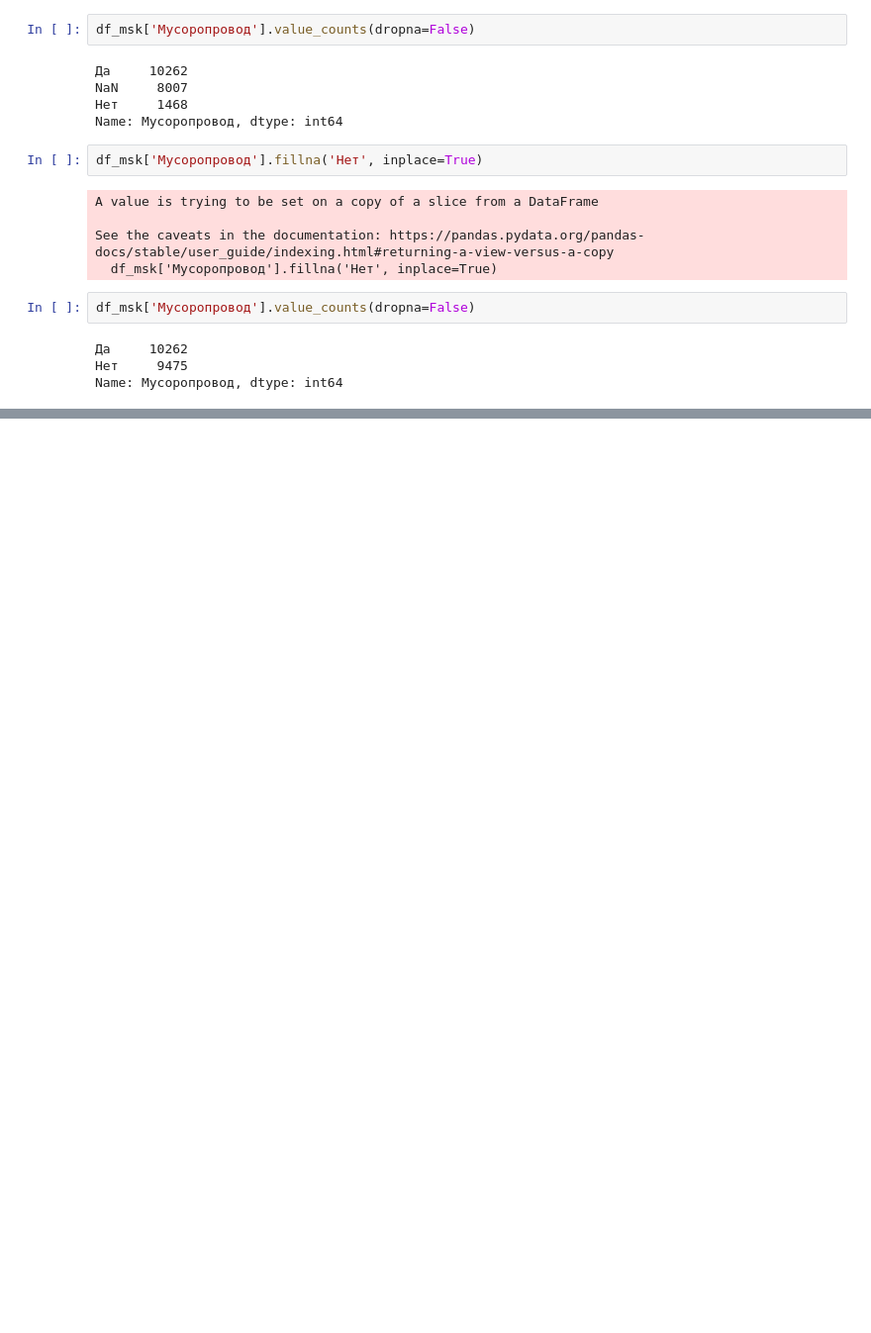
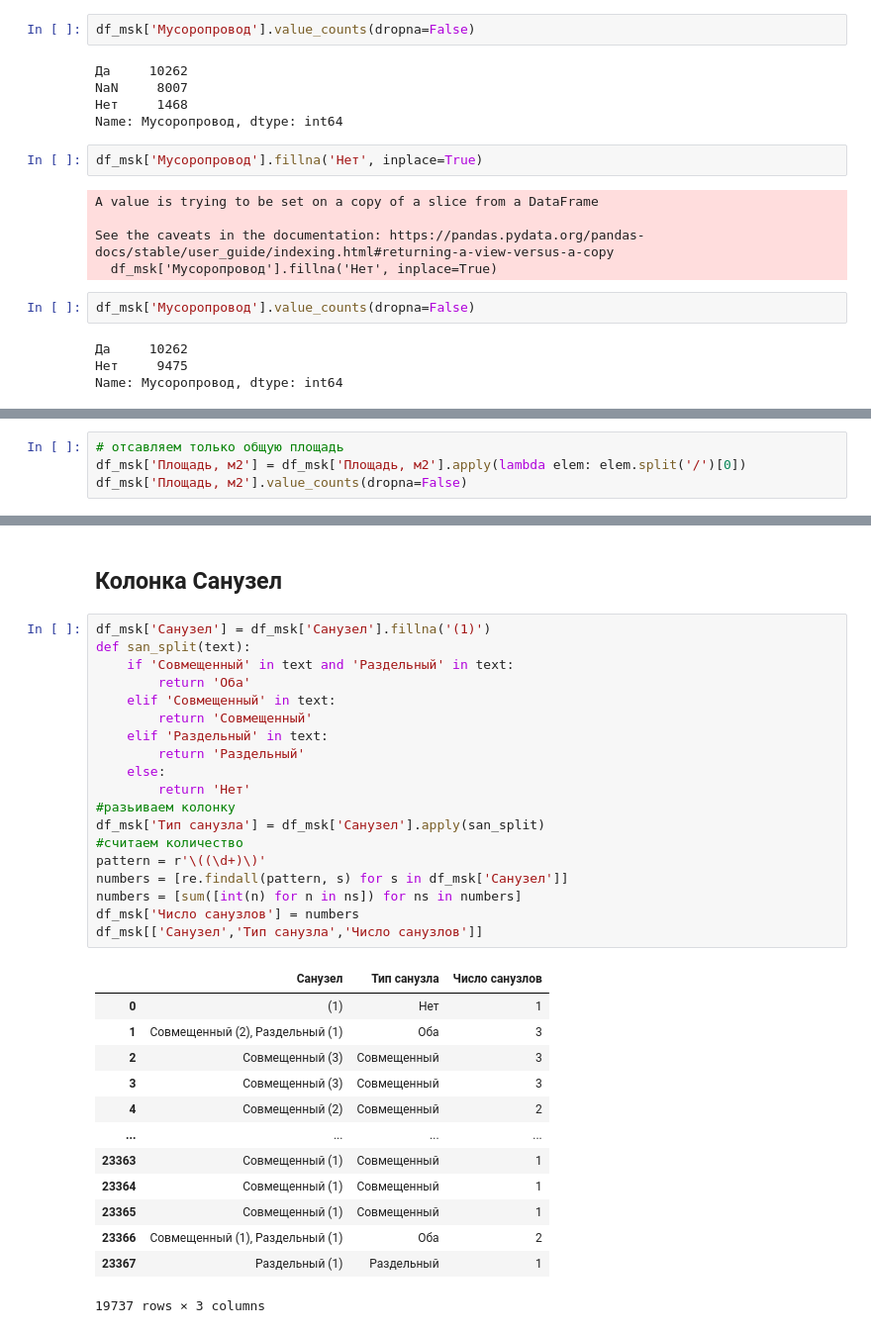
Before and after one commit to sunny-annie/Streamlit_rent_real_estate, a Jupyter notebook: preprocessing.ipynb, the cells around one changed output, grey strips where cells are left out. Shown: that part at 99% size. Saved outputs shown, nothing was run; the diff lists cells and outputs as text; blank space fills up the shorter version.

```diff
--- a/preprocessing.ipynb
+++ b/preprocessing.ipynb
@@ -416,0 +499,4 @@ Name: Мусоропровод, dtype: int64
+# %%
+# отсавляем только общую площадь
+df_msk['Площадь, м2'] = df_msk['Площадь, м2'].apply(lambda elem: elem.split('/')[0])
+df_msk['Площадь, м2'].value_counts(dropna=False)
@@ -416,0 +516,35 @@ Name: Мусоропровод, dtype: int64
+# %% [markdown]
+##  Колонка Санузел
+# %%
+df_msk['Санузел'] = df_msk['Санузел'].fillna('(1)')
+def san_split(text):
+    if 'Совмещенный' in text and 'Раздельный' in text:
+        return 'Оба'
+    elif 'Совмещенный' in text:
+        return 'Совмещенный'
+    elif 'Раздельный' in text:
+        return 'Раздельный'
+    else:
+        return 'Нет'
+#разьиваем колонку
+df_msk['Тип санузла'] = df_msk['Санузел'].apply(san_split)
+#считаем количество
+pattern = r'\((\d+)\)'
+numbers = [re.findall(pattern, s) for s in df_msk['Санузел']]
+numbers = [sum([int(n) for n in ns]) for ns in numbers]
+df_msk['Число санузлов'] = numbers
+df_msk[['Санузел','Тип санузла','Число санузлов']]
+# %% [output]
+|  | Санузел | Тип санузла | Число санузлов |
+| 0 | (1) | Нет | 1 |
+| 1 | Совмещенный (2), Раздельный (1) | Оба | 3 |
+| 2 | Совмещенный (3) | Совмещенный | 3 |
+| 3 | Совмещенный (3) | Совмещенный | 3 |
+| 4 | Совмещенный (2) | Совмещенный | 2 |
+| ... | ... | ... | ... |
+| 23363 | Совмещенный (1) | Совмещенный | 1 |
+| 23364 | Совмещенный (1) | Совмещенный | 1 |
+| 23365 | Совмещенный (1) | Совмещенный | 1 |
+| 23366 | Совмещенный (1), Раздельный (1) | Оба | 2 |
+| 23367 | Раздельный (1) | Раздельный | 1 |
+19737 rows × 3 columns
```
Also changed, not shown: parts of 18 cells of this notebook.
